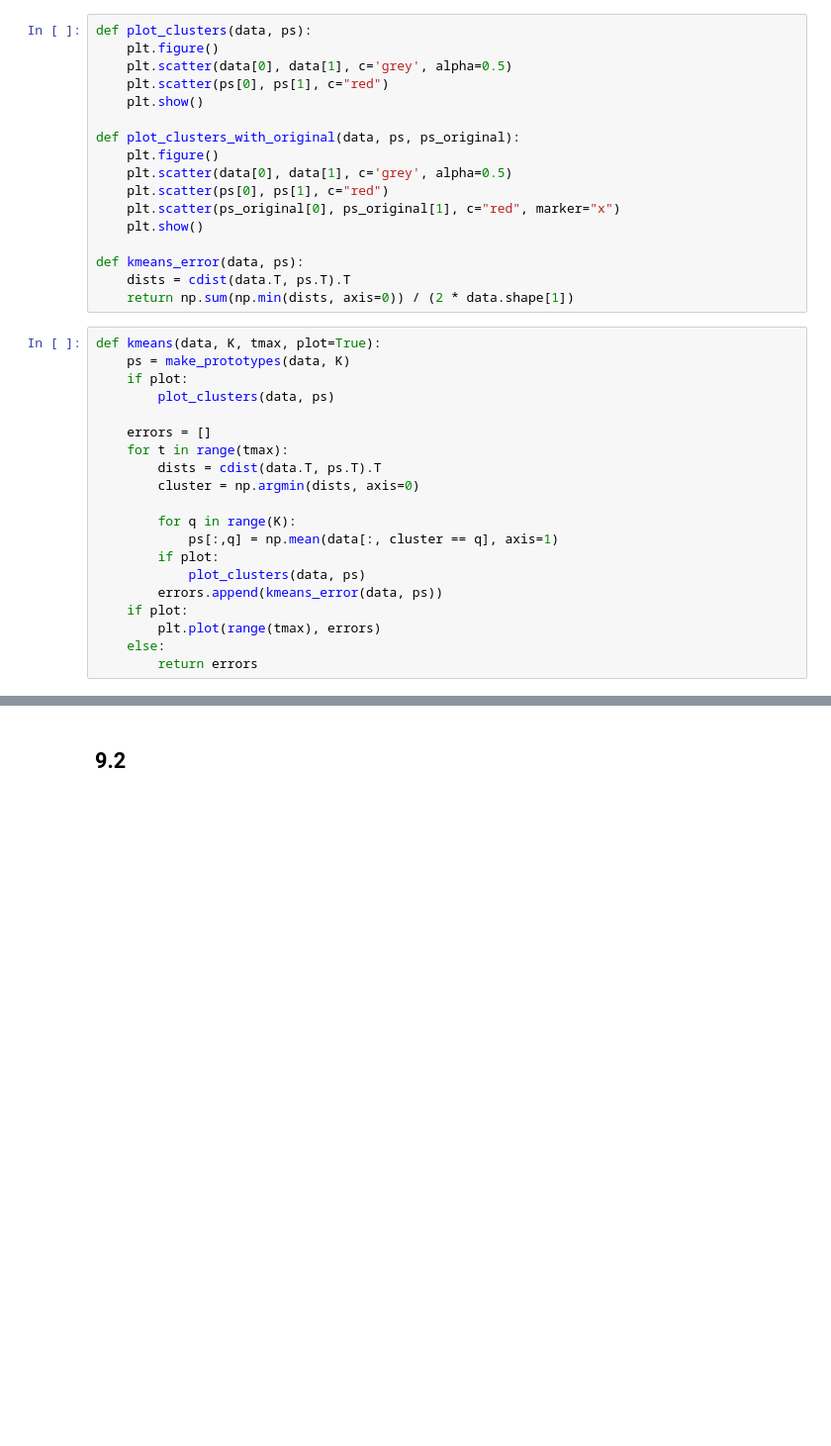
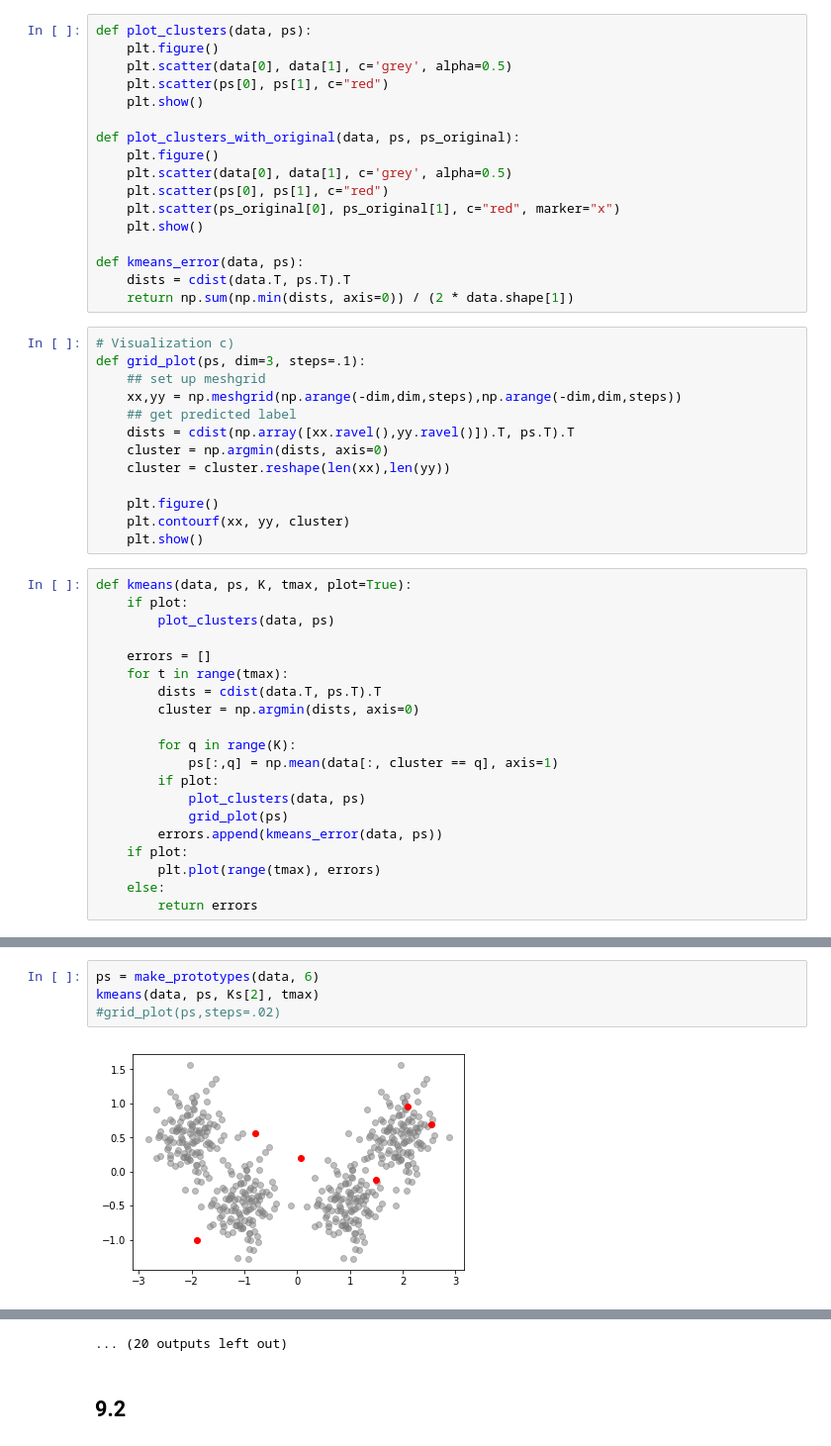
Before and after one commit to muellerfelix/mi-2, a Jupyter notebook: hw-9/HW-9.ipynb, the cells around one changed output, grey strips where cells are left out. Shown at 99% size. Cells and saved outputs as stored; diff of their text form; blank space fills up the shorter version.

```diff
--- a/hw-9/HW-9.ipynb
+++ b/hw-9/HW-9.ipynb
@@ -39,9 +35,21 @@ def plot_clusters_with_original(data, ps, ps_original):
 def kmeans_error(data, ps):
     dists = cdist(data.T, ps.T).T
     return np.sum(np.min(dists, axis=0)) / (2 * data.shape[1])
+# %%
+# Visualization c)
+def grid_plot(ps, dim=3, steps=.1):
+    ## set up meshgrid
+    xx,yy = np.meshgrid(np.arange(-dim,dim,steps),np.arange(-dim,dim,steps))
+    ## get predicted label
+    dists = cdist(np.array([xx.ravel(),yy.ravel()]).T, ps.T).T
+    cluster = np.argmin(dists, axis=0)
+    cluster = cluster.reshape(len(xx),len(yy))
+
+    plt.figure()
+    plt.contourf(xx, yy, cluster)
+    plt.show()
 # %%
-def kmeans(data, K, tmax, plot=True):
-    ps = make_prototypes(data, K)
+def kmeans(data, ps, K, tmax, plot=True):
     if plot:
         plot_clusters(data, ps)
 
@@ -54,6 +62,7 @@ def kmeans(data, K, tmax, plot=True):
             ps[:,q] = np.mean(data[:, cluster == q], axis=1)
         if plot:
             plot_clusters(data, ps)
+            grid_plot(ps)
         errors.append(kmeans_error(data, ps))
     if plot:
         plt.plot(range(tmax), errors)
@@ -77,0 +71,6 @@ kmeans(data, Ks[2], tmax)
+# %%
+ps = make_prototypes(data, 6)
+kmeans(data, ps, Ks[2], tmax)
+#grid_plot(ps,steps=.02)
+# %% [output]
+[figure, added]
@@ -78,3 +88,4 @@ kmeans(data, Ks[2], tmax)
+... (20 outputs left out)
 # %% [markdown]
 ## 9.2
 # %%
```
Also changed, not shown: parts of 9 cells of this notebook.
